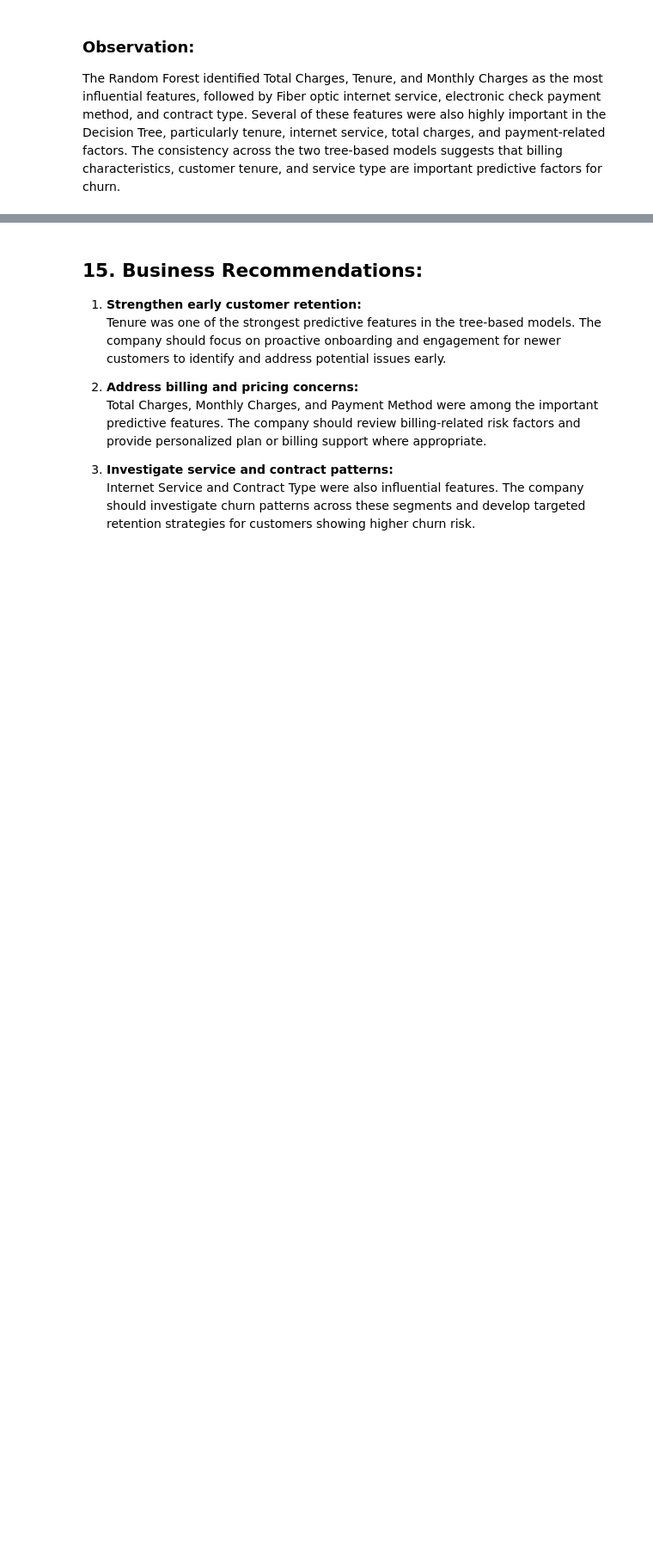
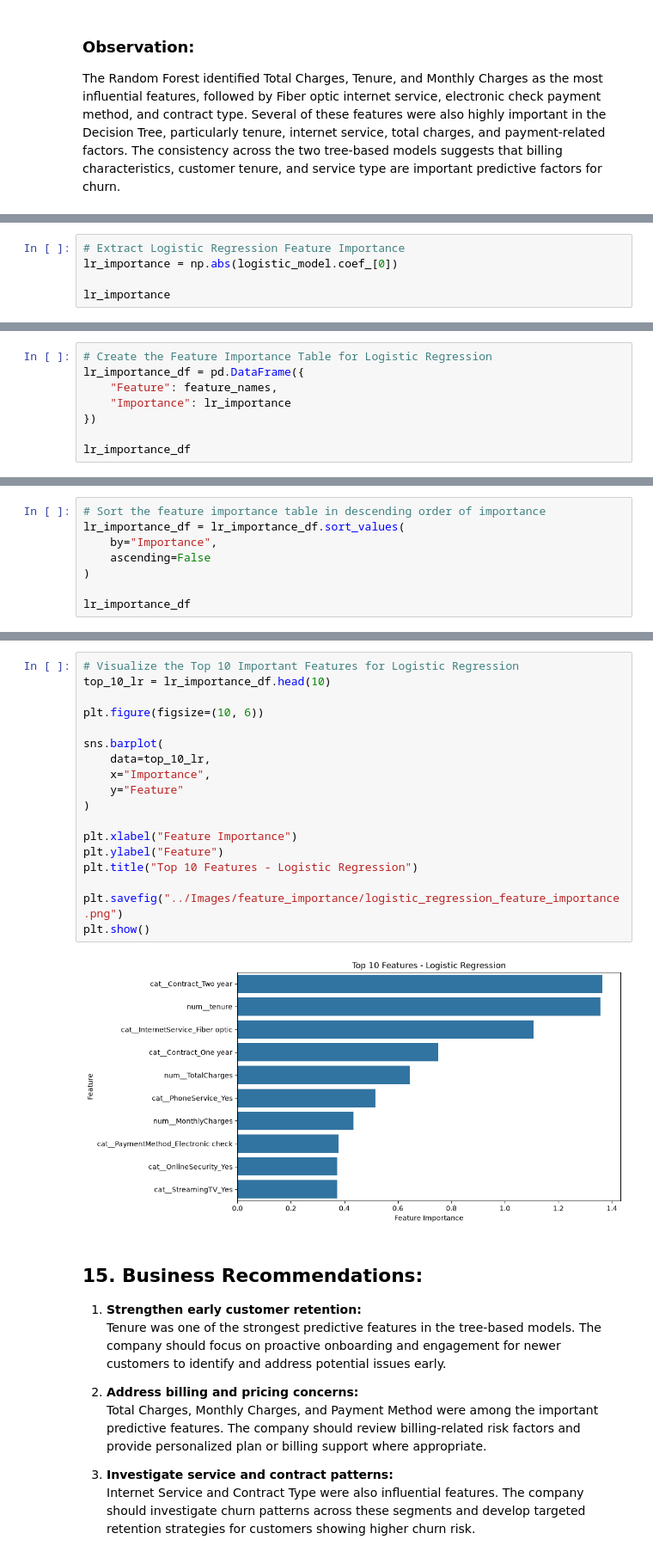
Before and after one commit to humairathameem/Telco-Customer-Churn-Prediction, a Jupyter notebook: Notebooks/Telco_Churn_Prediction.ipynb, the cells around one changed output, grey strips where cells are left out. Shown at 86% size. Saved outputs shown, nothing was run; the diff lists cells and outputs as text; blank space fills up the shorter version.

```diff
--- a/Notebooks/Telco_Churn_Prediction.ipynb
+++ b/Notebooks/Telco_Churn_Prediction.ipynb
@@ -958,0 +963,5 @@ The Random Forest identified Total Charges, Tenure, and Monthly Charges as the m
+# %%
+# Extract Logistic Regression Feature Importance
+lr_importance = np.abs(logistic_model.coef_[0])
+
+lr_importance
@@ -958,0 +975,8 @@ The Random Forest identified Total Charges, Tenure, and Monthly Charges as the m
+# %%
+# Create the Feature Importance Table for Logistic Regression
+lr_importance_df = pd.DataFrame({
+    "Feature": feature_names,
+    "Importance": lr_importance
+})
+
+lr_importance_df
@@ -958,0 +1001,8 @@ The Random Forest identified Total Charges, Tenure, and Monthly Charges as the m
+# %%
+# Sort the feature importance table in descending order of importance
+lr_importance_df = lr_importance_df.sort_values(
+    by="Importance",
+    ascending=False
+)
+
+lr_importance_df
@@ -959,3 +1027,23 @@ The Random Forest identified Total Charges, Tenure, and Monthly Charges as the m
+# %%
+# Visualize the Top 10 Important Features for Logistic Regression
+top_10_lr = lr_importance_df.head(10)
+
+plt.figure(figsize=(10, 6))
+
+sns.barplot(
+    data=top_10_lr,
+    x="Importance",
+    y="Feature"
+)
+
+plt.xlabel("Feature Importance")
+plt.ylabel("Feature")
+plt.title("Top 10 Features - Logistic Regression")
+
+plt.savefig("../Images/feature_importance/logistic_regression_feature_importance.png")
+plt.show()
+# %% [output]
+[figure, added]
 # %% [markdown]
 ## 15. Business Recommendations:
 
```
Also changed, not shown: parts of 5 cells of this notebook, 2 other files.
